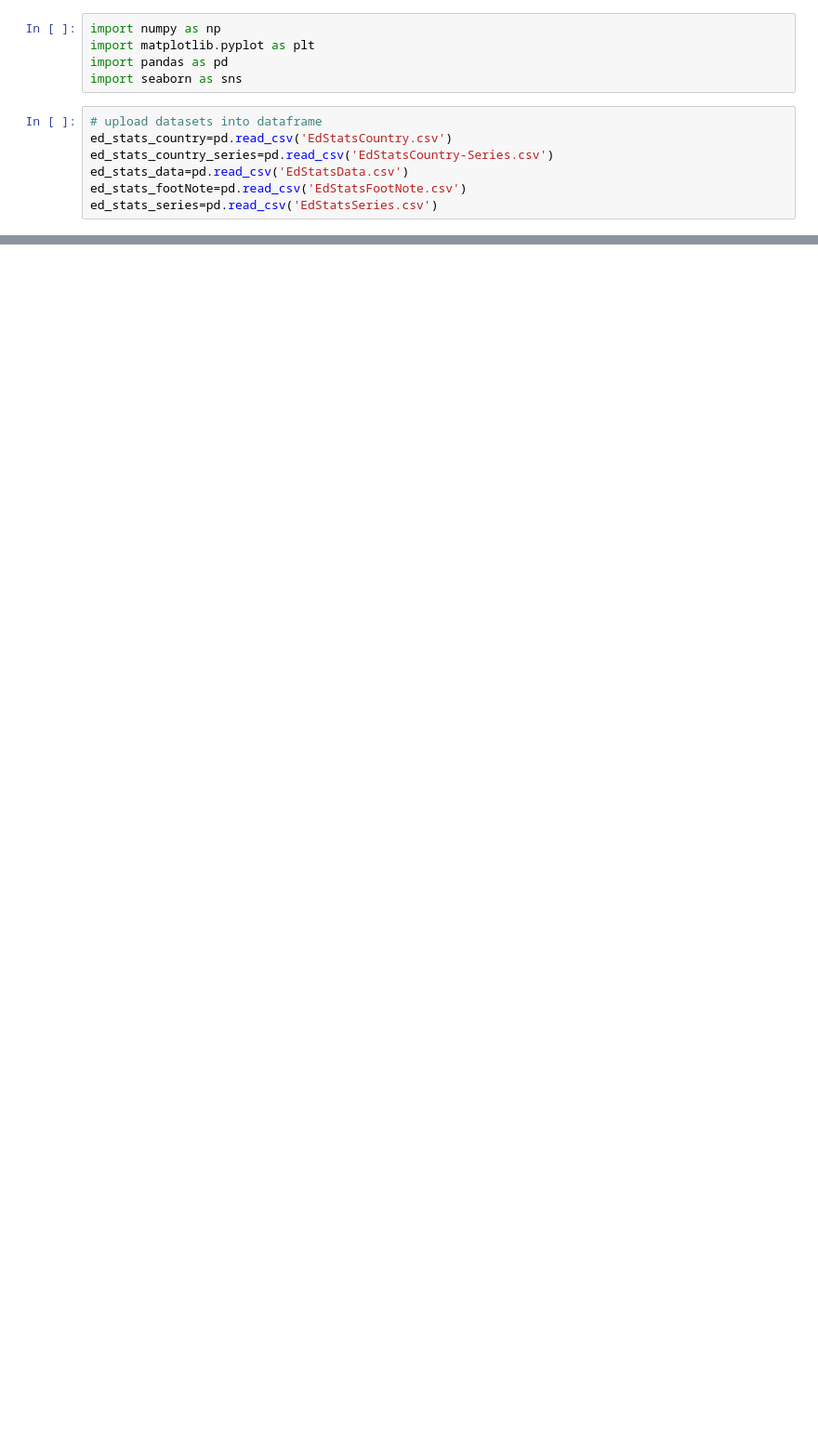
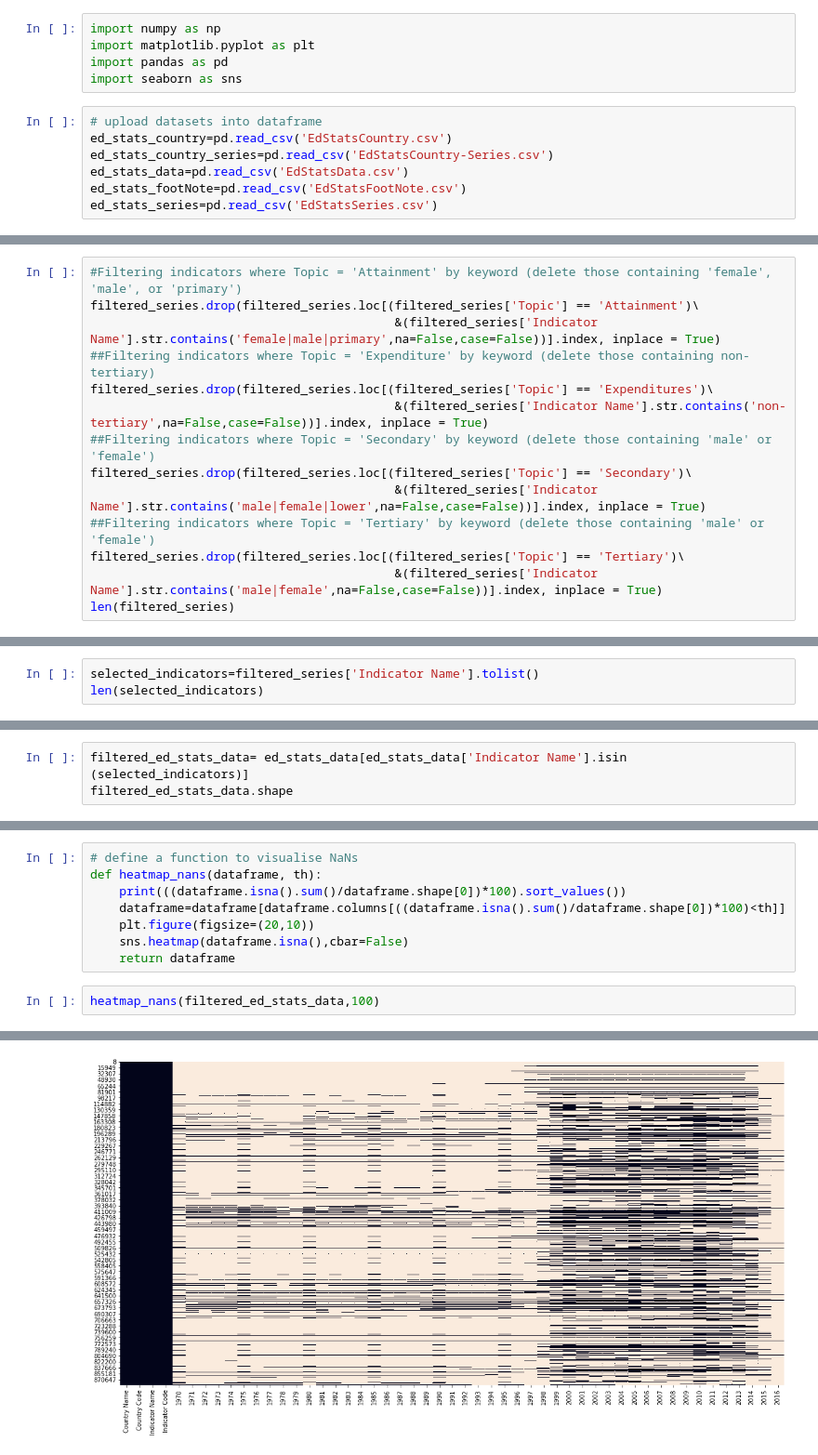
Before and after one commit to Soumaya-kh/P1_Academy, a Jupyter notebook: P2_01_notebook.ipynb, the cells around one changed output, grey strips where cells are left out. Shown at 93% size. Drawn from its saved outputs; the diff is of its cells as text; blank space fills up the shorter version.

```diff
--- a/P2_01_notebook.ipynb
+++ b/P2_01_notebook.ipynb
@@ -164,0 +215,14 @@ ed_stats_country.describe()
+# %%
+#Filtering indicators where Topic = 'Attainment' by keyword (delete those containing 'female', 'male', or 'primary')
+filtered_series.drop(filtered_series.loc[(filtered_series['Topic'] == 'Attainment')\
+                                          &(filtered_series['Indicator Name'].str.contains('female|male|primary',na=False,case=False))].index, inplace = True)
+##Filtering indicators where Topic = 'Expenditure' by keyword (delete those containing non-tertiary)
+filtered_series.drop(filtered_series.loc[(filtered_series['Topic'] == 'Expenditures')\
+                                          &(filtered_series['Indicator Name'].str.contains('non-tertiary',na=False,case=False))].index, inplace = True)
+##Filtering indicators where Topic = 'Secondary' by keyword (delete those containing 'male' or 'female')
+filtered_series.drop(filtered_series.loc[(filtered_series['Topic'] == 'Secondary')\
+                                          &(filtered_series['Indicator Name'].str.contains('male|female|lower',na=False,case=False))].index, inplace = True)
+##Filtering indicators where Topic = 'Tertiary' by keyword (delete those containing 'male' or 'female')
+filtered_series.drop(filtered_series.loc[(filtered_series['Topic'] == 'Tertiary')\
+                                          &(filtered_series['Indicator Name'].str.contains('male|female',na=False,case=False))].index, inplace = True)
+len(filtered_series)
@@ -164,0 +239,3 @@ ed_stats_country.describe()
+# %%
+selected_indicators=filtered_series['Indicator Name'].tolist()
+len(selected_indicators)
@@ -164,0 +244,3 @@ ed_stats_country.describe()
+# %%
+filtered_ed_stats_data= ed_stats_data[ed_stats_data['Indicator Name'].isin (selected_indicators)]
+filtered_ed_stats_data.shape
@@ -164,0 +275,11 @@ ed_stats_country.describe()
+# %%
+# define a function to visualise NaNs
+def heatmap_nans(dataframe, th):
+    print(((dataframe.isna().sum()/dataframe.shape[0])*100).sort_values())
+    dataframe=dataframe[dataframe.columns[((dataframe.isna().sum()/dataframe.shape[0])*100)<th]]
+    plt.figure(figsize=(20,10))
+    sns.heatmap(dataframe.isna(),cbar=False)
+    return dataframe
+# %%
+heatmap_nans(filtered_ed_stats_data,100)
+# %% [output]
@@ -164,0 +311 @@ ed_stats_country.describe()
+[figure, added]
```
Also changed, not shown: parts of 46 cells of this notebook.
